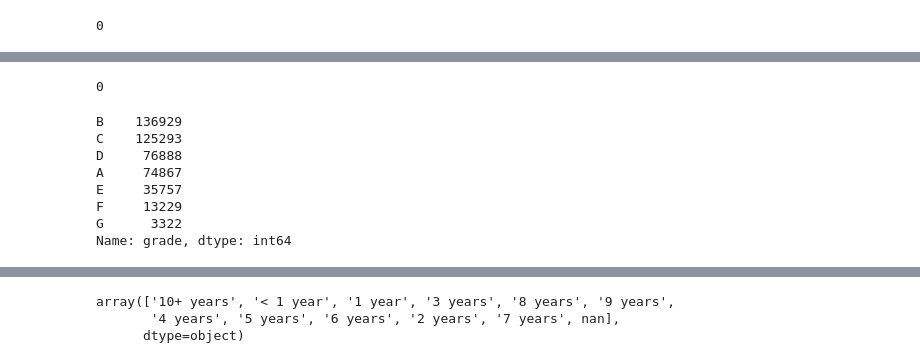
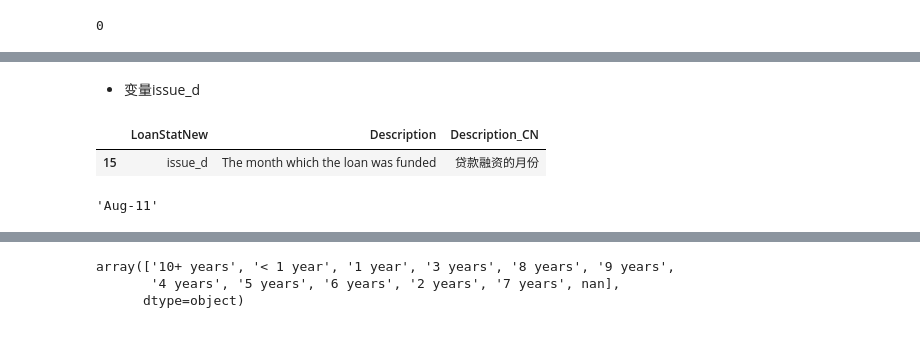
Before and after one commit to GoldenRaven/Lending_Club, a Jupyter notebook: code_my/preprocessing.ipynb, the cells around one changed output, grey strips where cells are left out. Drawn from its saved outputs; the diff is of its cells as text; code cells hidden in the pictures.

```diff
--- a/code_my/preprocessing.ipynb
+++ b/code_my/preprocessing.ipynb
@@ -162,16 +298,12 @@ df.int_rate.hist(bins=30);
-# %%
-df.int_rate.isna().sum() # 空值个数
-# %% [output]
-0
-# %%
-# 变量grade
-df.grade.value_counts()
-# %% [output]
-B    136929
-C    125293
-D     76888
-A     74867
-E     35757
-F     13229
-G      3322
-Name: grade, dtype: int64
+# %% [markdown]
+- 变量issue_d
+# %%
+pd.set_option('max_colwidth', 400)
+col_names[col_names.LoanStatNew == 'issue_d']
+# %% [output]
+|  | LoanStatNew | Description | Description_CN |
+| 15 | issue_d | The month which the loan was funded | 贷款融资的月份 |
+# %%
+df.issue_d.iloc[9239]
+# %% [output]
+'Aug-11'
```
Also changed, not shown: parts of 50 cells of this notebook, 3 other files.
